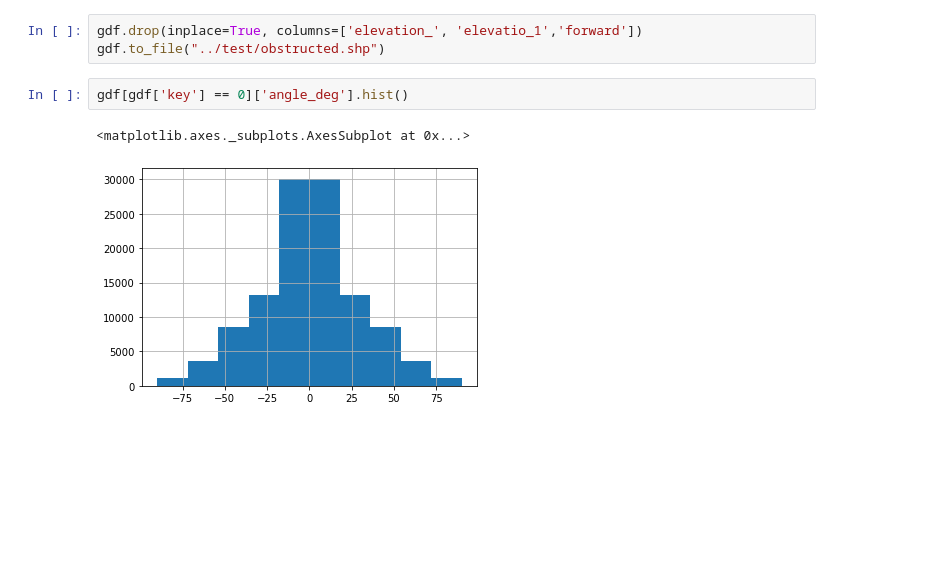
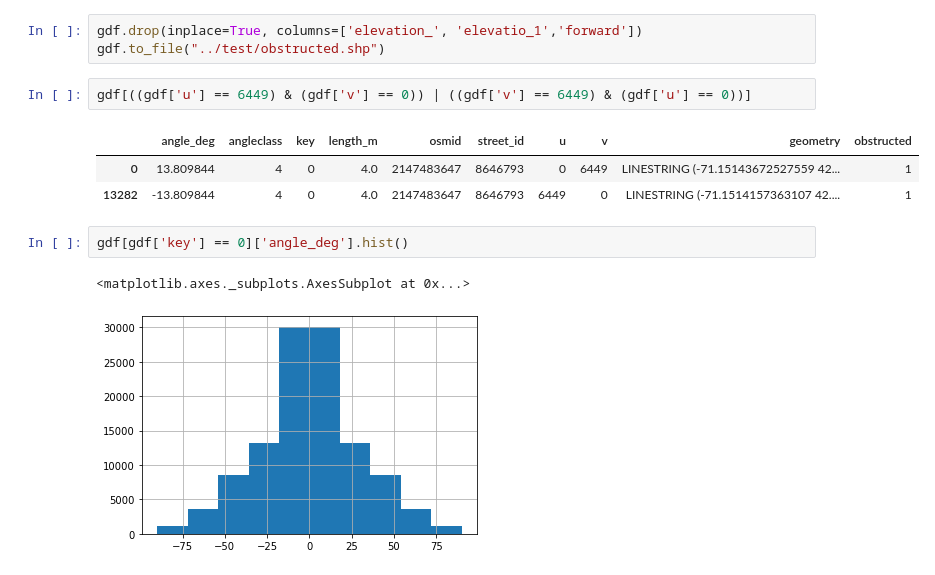
Before and after one commit to saltzadam/WheelWay, a Jupyter notebook: jupyter/Incorporate obstructions.ipynb, the cells around one changed output. Cells and saved outputs as stored; diff of their text form; blank space fills up the shorter version.

```diff
--- a/jupyter/Incorporate obstructions.ipynb
+++ b/jupyter/Incorporate obstructions.ipynb
@@ -218,6 +156,12 @@ gdf
 # %%
 gdf.drop(inplace=True, columns=['elevation_', 'elevatio_1','forward'])
 gdf.to_file("../test/obstructed.shp")
+# %%
+gdf[((gdf['u'] == 6449) & (gdf['v'] == 0)) | ((gdf['v'] == 6449) & (gdf['u'] == 0))]
+# %% [output]
+|  | angle_deg | angleclass | key | length_m | osmid | street_id | u | v | geometry | obstructed |
+| 0 | 13.809844 | 4 | 0 | 4.0 | 2147483647 | 8646793 | 0 | 6449 | LINESTRING (-71.15143672527559 42... | 1 |
+| 13282 | -13.809844 | 4 | 0 | 4.0 | 2147483647 | 8646793 | 6449 | 0 | LINESTRING (-71.1514157363107 42.... | 1 |
 # %%
 gdf[gdf['key'] == 0]['angle_deg'].hist()
 # %% [output]
```
Also changed, not shown: parts of 14 cells of this notebook, 6 other files.
